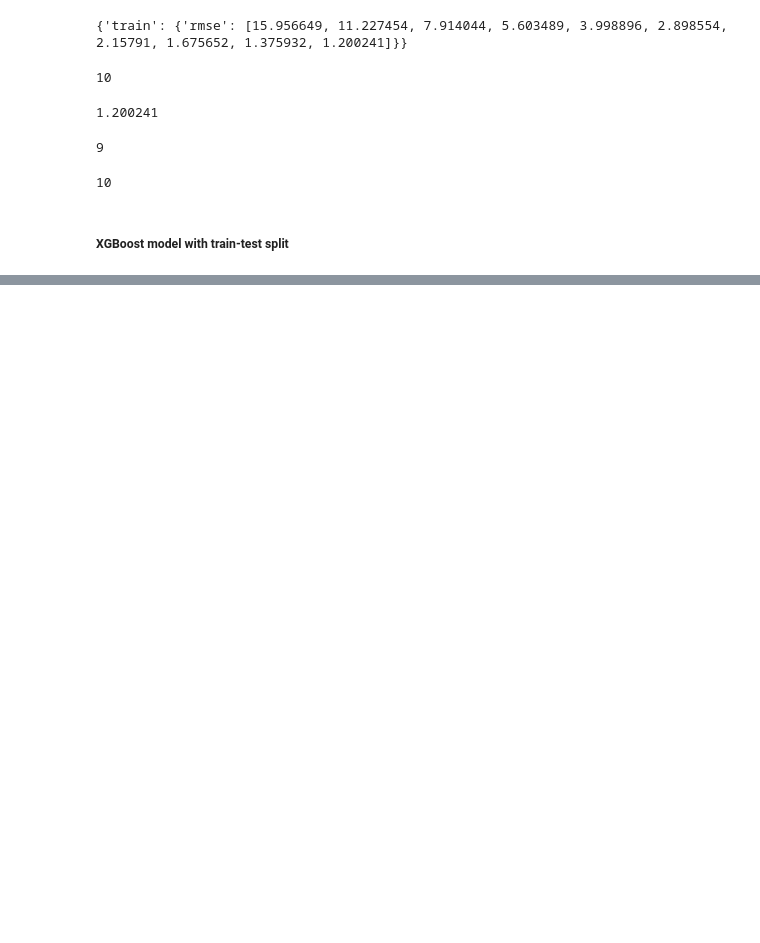
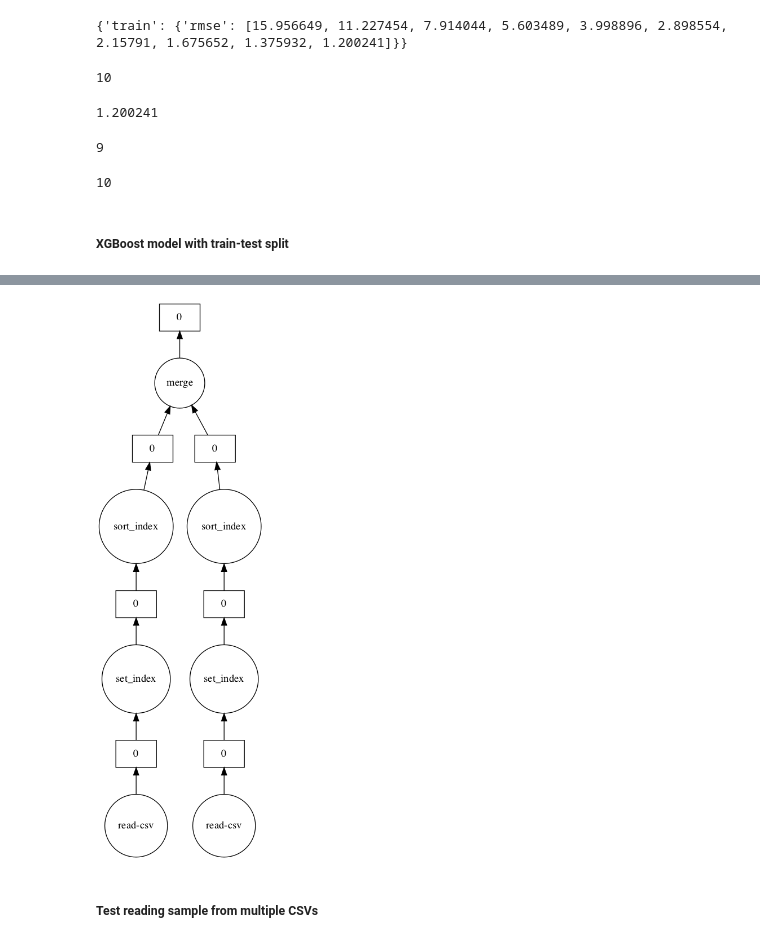
Before and after one commit to sasha-kap/sales-forecasting, a Jupyter notebook: notebooks/dask_xgboost_testing.ipynb, the cells around one changed output, grey strips where cells are left out. Saved outputs shown, nothing was run; the diff lists cells and outputs as text; code cells hidden in the pictures; blank space fills up the shorter version.

```diff
--- a/notebooks/dask_xgboost_testing.ipynb
+++ b/notebooks/dask_xgboost_testing.ipynb
@@ -97,0 +202,10 @@ print(result2['history'])
+# %%
+ddf1 = dd.read_csv('../data/test/csv1.csv', parse_dates=['date']).set_index('date')
+ddf2 = dd.read_csv('../data/test/csv2.csv', parse_dates=['date']).set_index('date')
+
+ddf_all = dd.merge(ddf1, ddf2)
+ddf_all.visualize()
+# %% [output]
+[figure, added]
+# %% [markdown]
+##### Test reading sample from multiple CSVs
```
Also changed, not shown: parts of 24 cells of this notebook.
